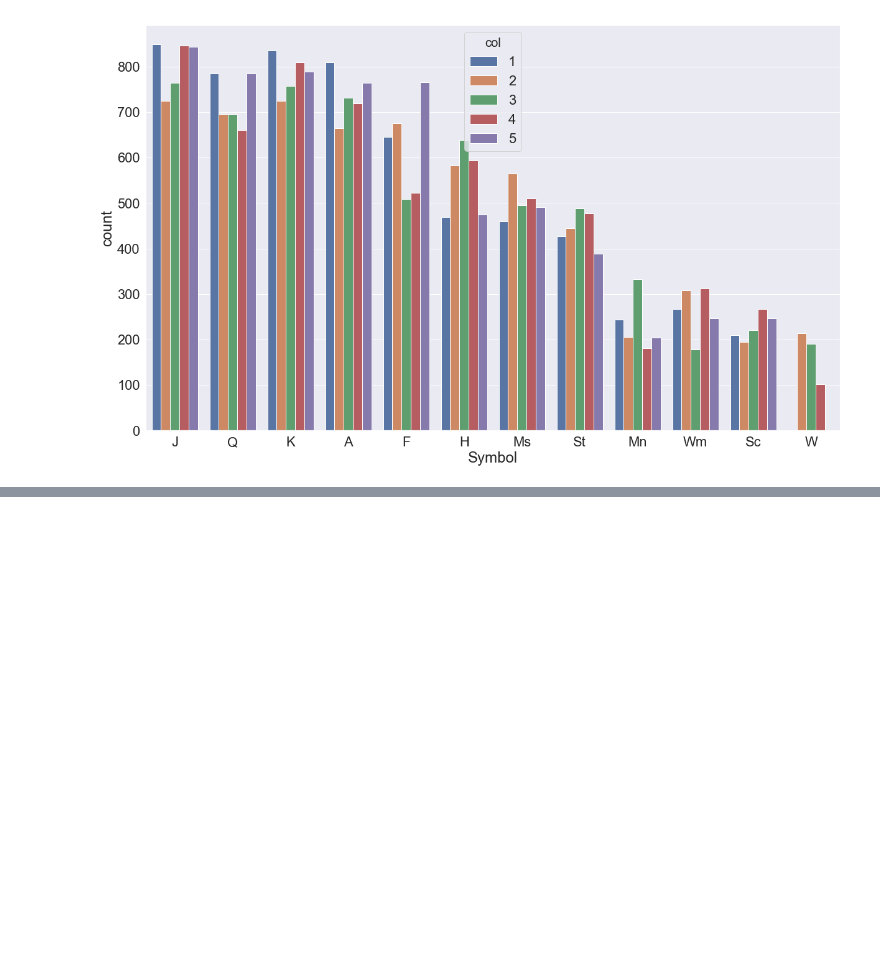
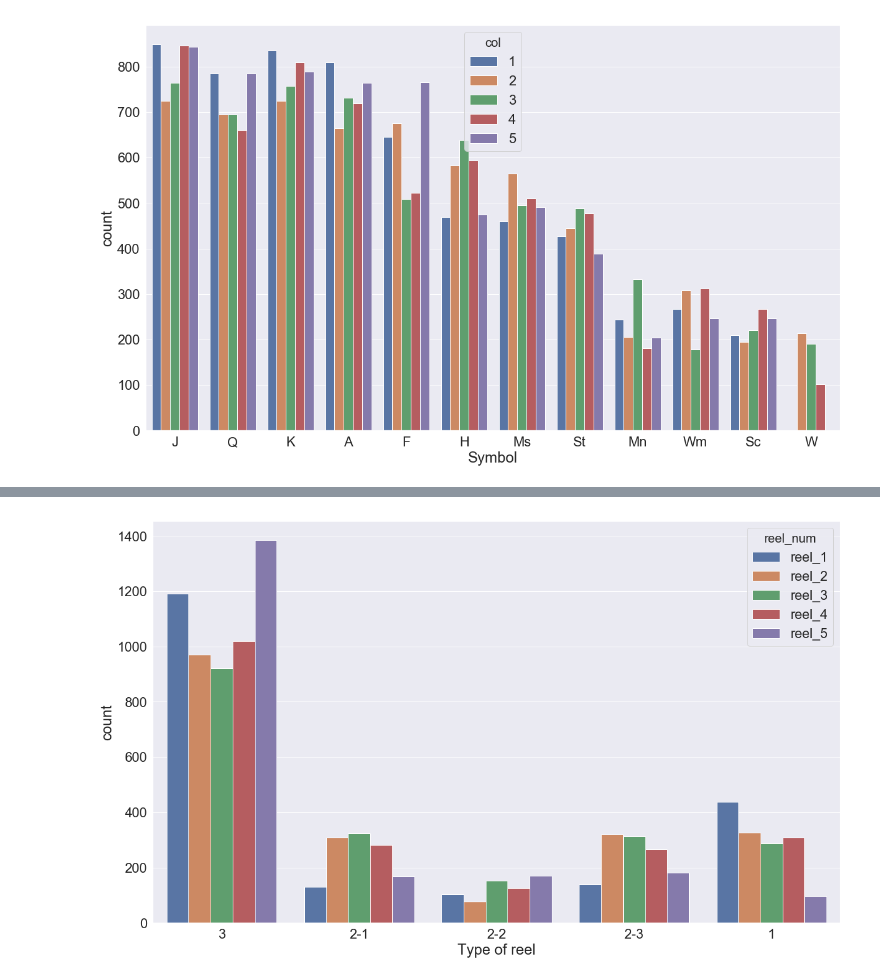
Before and after one commit to Jaepal/data-science-portfolio, a Jupyter notebook: slot_machine/Data_Exploration.ipynb, the cells around one changed output, grey strips where cells are left out. Saved outputs shown, nothing was run; the diff lists cells and outputs as text; code cells hidden in the pictures; blank space fills up the shorter version.

```diff
--- a/slot_machine/Data_Exploration.ipynb
+++ b/slot_machine/Data_Exploration.ipynb
@@ -1283,0 +1466,9 @@ def spin_masque():
+# %%
+# 각 reel_num 별 reel_type 시각화
+
+plt.figure(figsize=(20,12))
+sns.countplot(x='reel_type', data=df_mq_rtype[df_mq_rtype['game_type']=='real'], hue='reel_num', order=['3', '2-1', '2-2', '2-3', '1'])
+plt.xlabel("Type of reel")
+plt.show()
+# %% [output]
+[figure, added]
```
Also changed, not shown: parts of 12 cells of this notebook.
